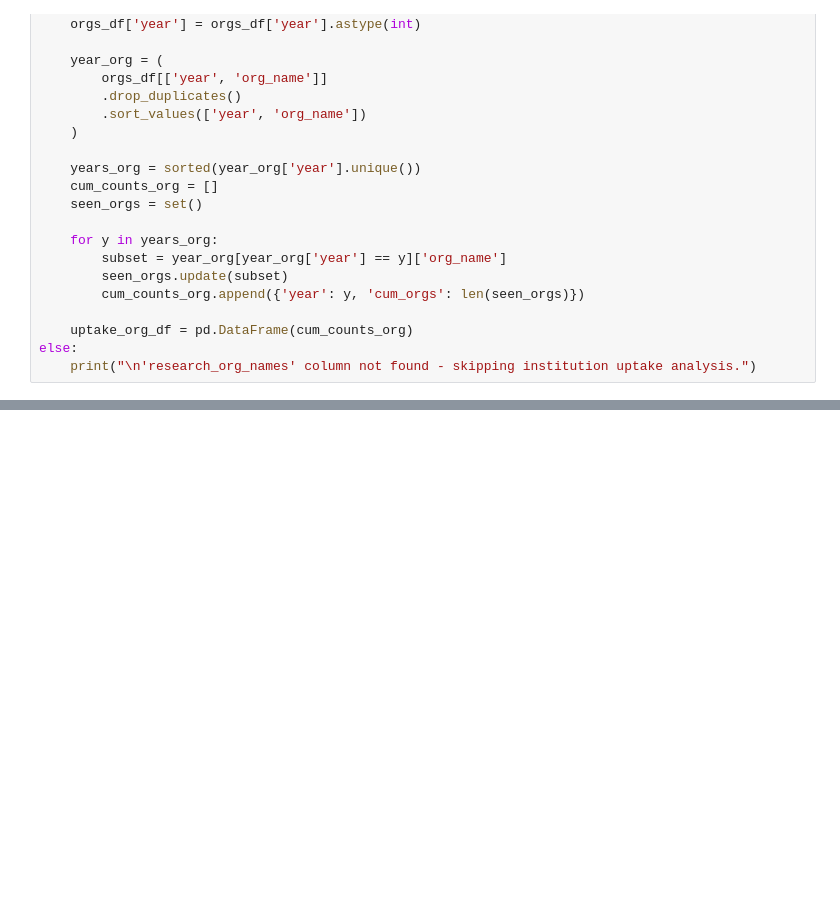
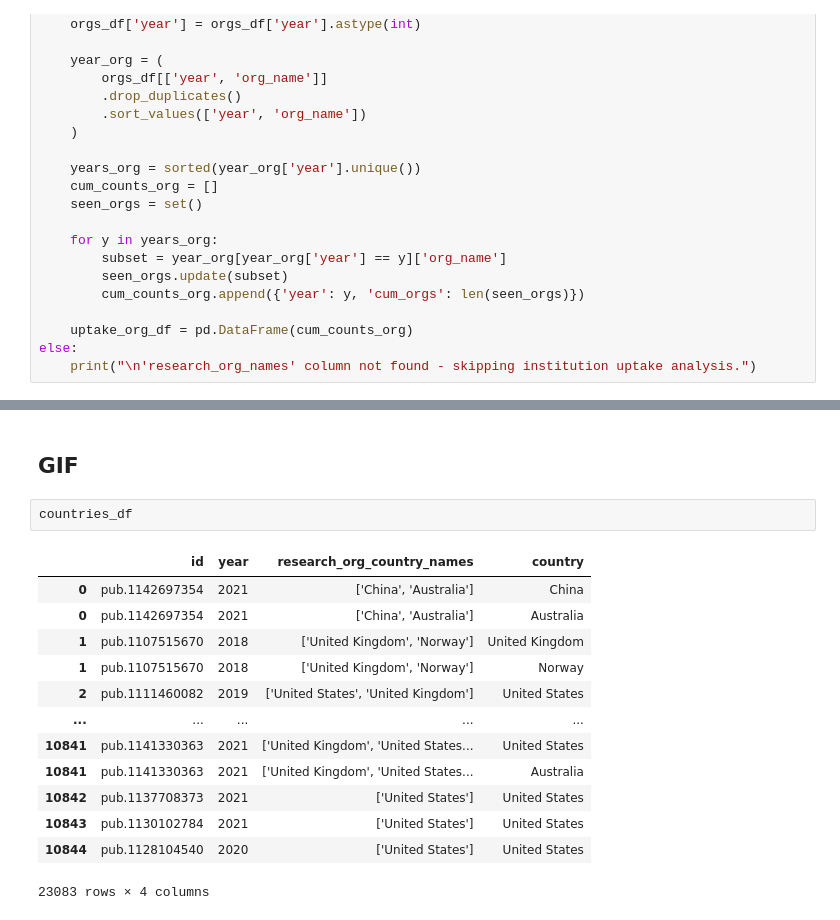
Before and after one commit to OxfordDemSci/20_years_of_ukb, a Jupyter notebook: src/geography.ipynb, the cells around one changed output, grey strips where cells are left out. Cells and saved outputs as stored; diff of their text form; blank space fills up the shorter version.

```diff
--- a/src/geography.ipynb
+++ b/src/geography.ipynb
@@ -408,0 +423,18 @@ plt.savefig("../output/figures/geography.png", bbox_inches='tight', dpi=800)
+# %% [markdown]
+## GIF
+# %%
+countries_df
+# %% [output]
+|  | id | year | research_org_country_names | country |
+| 0 | pub.1142697354 | 2021 | ['China', 'Australia'] | China |
+| 0 | pub.1142697354 | 2021 | ['China', 'Australia'] | Australia |
+| 1 | pub.1107515670 | 2018 | ['United Kingdom', 'Norway'] | United Kingdom |
+| 1 | pub.1107515670 | 2018 | ['United Kingdom', 'Norway'] | Norway |
+| 2 | pub.1111460082 | 2019 | ['United States', 'United Kingdom'] | United States |
+| ... | ... | ... | ... | ... |
+| 10841 | pub.1141330363 | 2021 | ['United Kingdom', 'United States... | United States |
+| 10841 | pub.1141330363 | 2021 | ['United Kingdom', 'United States... | Australia |
+| 10842 | pub.1137708373 | 2021 | ['United States'] | United States |
+| 10843 | pub.1130102784 | 2021 | ['United States'] | United States |
+| 10844 | pub.1128104540 | 2020 | ['United States'] | United States |
+23083 rows × 4 columns
```
Also changed, not shown: parts of 7 cells of this notebook.
